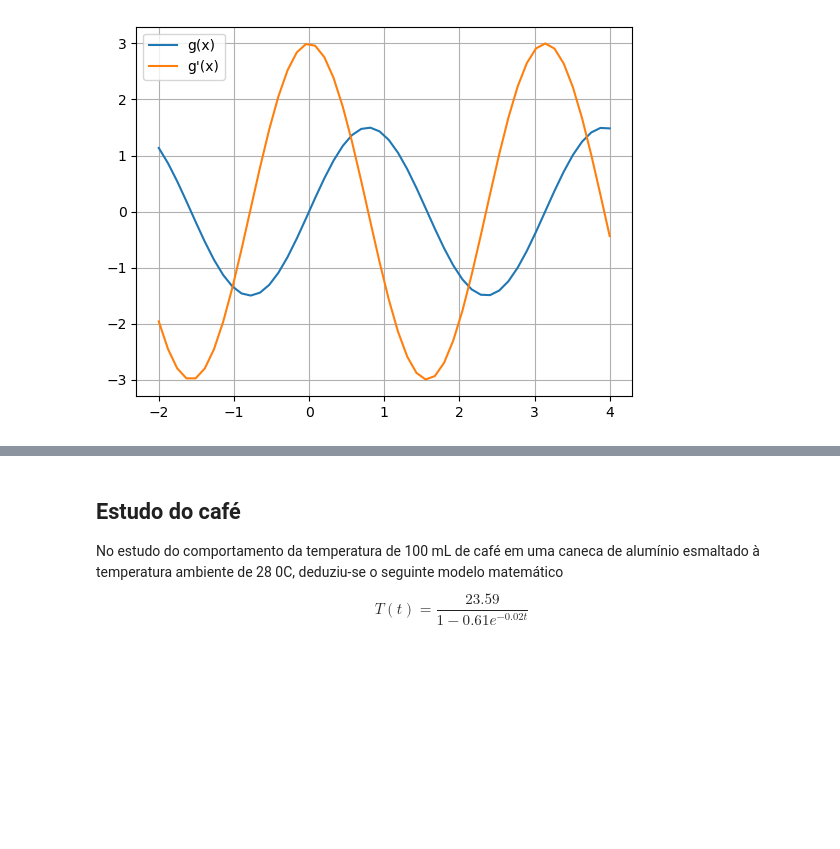
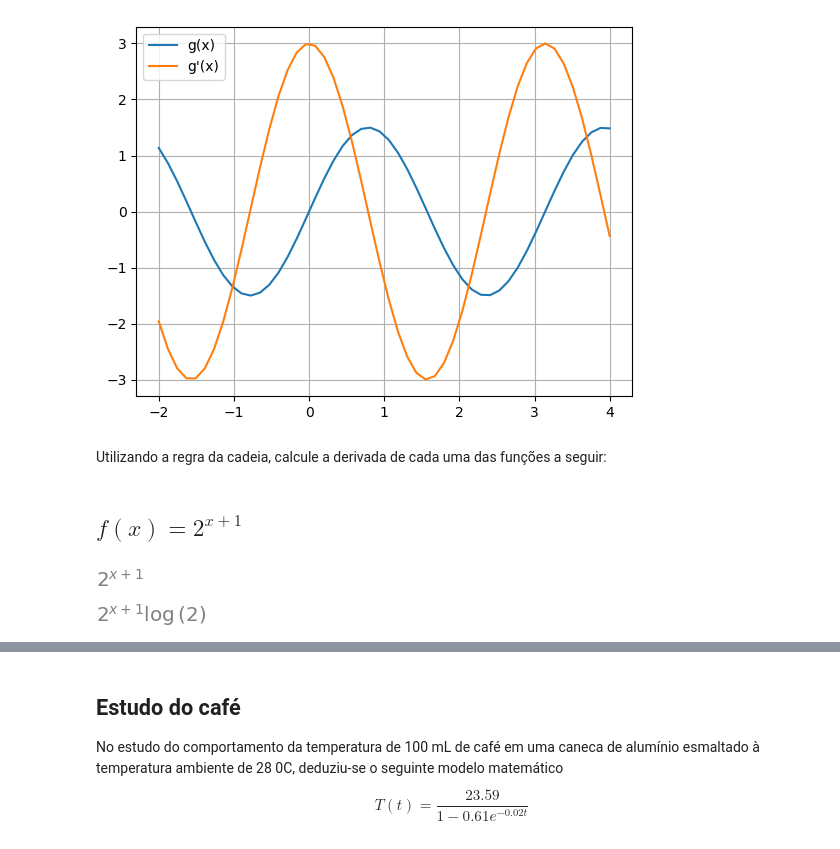
Before and after one commit to samirsaravia/AL-Calc, a Jupyter notebook: Calculo/HW-derivadas3.ipynb, the cells around one changed output, grey strips where cells are left out. Saved outputs shown, nothing was run; the diff lists cells and outputs as text; code cells hidden in the pictures; blank space fills up the shorter version.

```diff
--- a/Calculo/HW-derivadas3.ipynb
+++ b/Calculo/HW-derivadas3.ipynb
@@ -293,3 +293,16 @@ y41y = y41f(y4x)
 grafico(y4x, y4y, y41y)
 # %% [output]
 [figure]
+# %% [markdown]
+Utilizando a regra da cadeia, calcule a derivada de cada uma das funções a seguir:
+# %% [markdown]
+## $f(x)=2^{x+1}$
+# %%
+f6 = 2**(x+1)
+f6
+# %% [output]
+[figure, added]
+# %%
+diff(f6, x)
+# %% [output]
+[figure, added]
```
Also changed, not shown: parts of 25 cells of this notebook.
